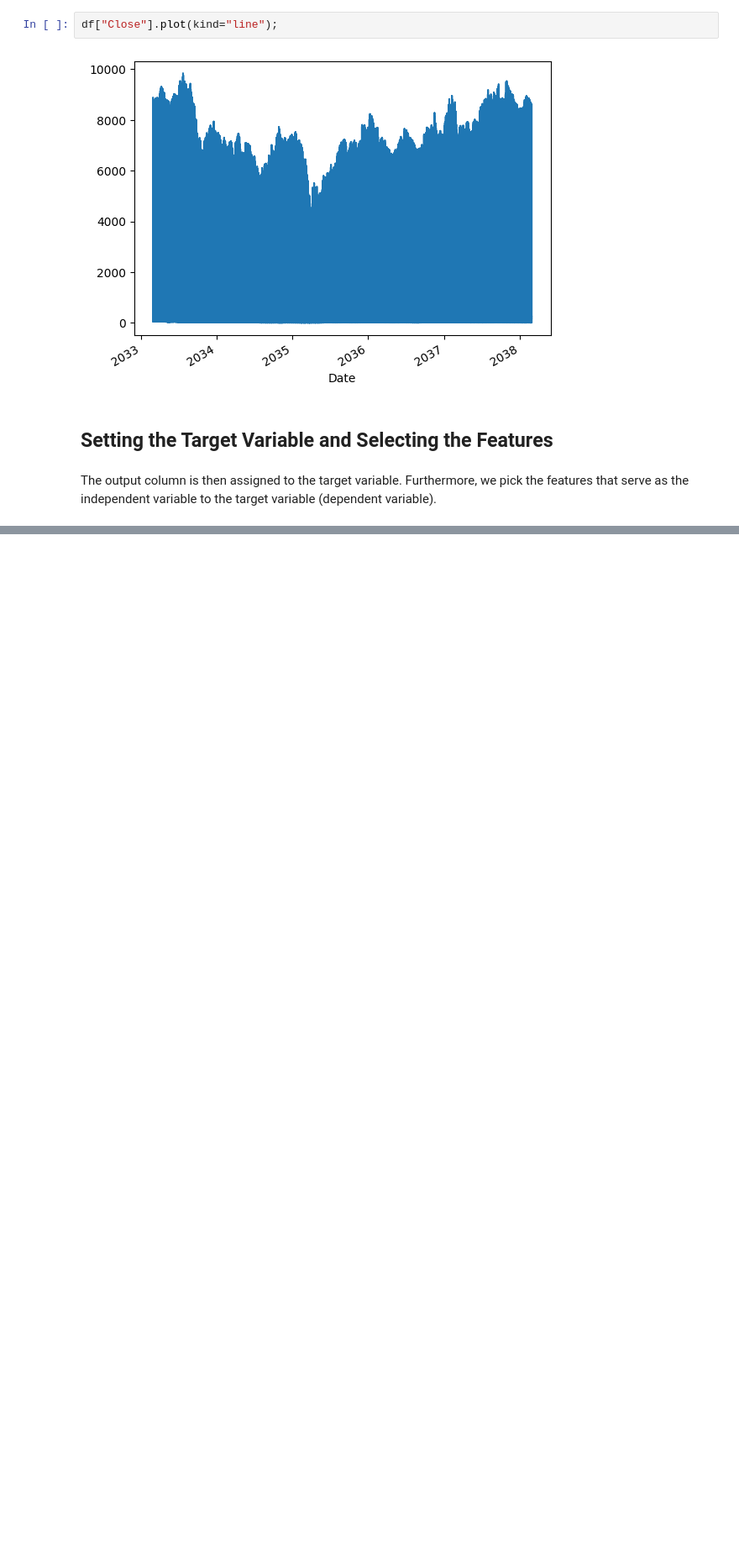
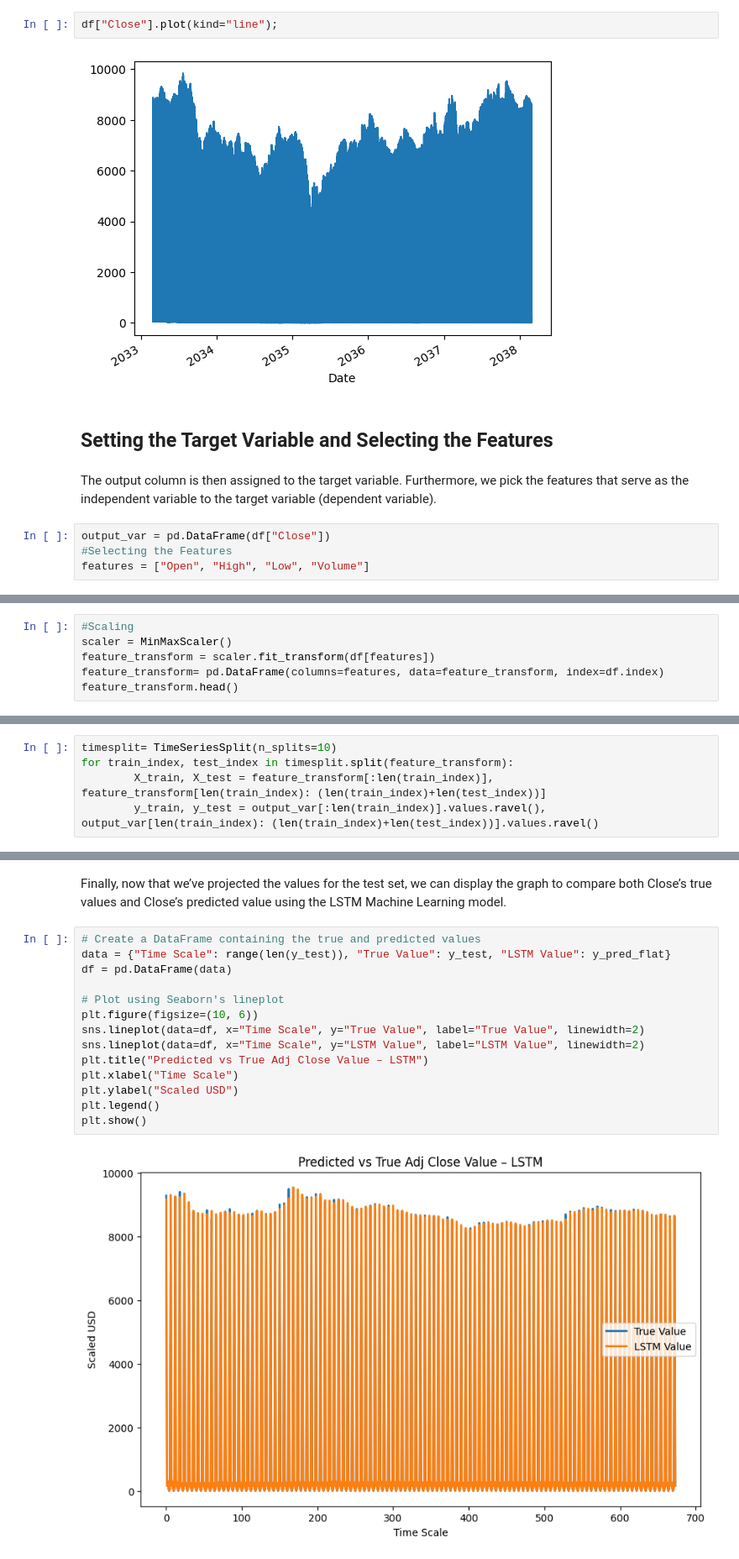
Before and after one commit to AlazarG19/Mosaic-Close-Price-Prediction-Kaggle-Competition, a Jupyter notebook: LSTMappraoch.ipynb, the cells around one changed output, grey strips where cells are left out. Shown at 84% size. Drawn from its saved outputs; the diff is of its cells as text; blank space fills up the shorter version.

```diff
--- a/LSTMappraoch.ipynb
+++ b/LSTMappraoch.ipynb
@@ -74,3 +75,7 @@ df["Close"].plot(kind="line");
 # %% [markdown]
 The output column is then assigned to the target variable.
 Furthermore, we pick the features that serve as the independent variable to the target variable (dependent variable).
+# %%
+output_var = pd.DataFrame(df["Close"])
+#Selecting the Features
+features = ["Open", "High", "Low", "Volume"]
@@ -76,0 +86,6 @@ Furthermore, we pick the features that serve as the independent variable to the
+# %%
+#Scaling
+scaler = MinMaxScaler()
+feature_transform = scaler.fit_transform(df[features])
+feature_transform= pd.DataFrame(columns=features, data=feature_transform, index=df.index)
+feature_transform.head()
@@ -76,0 +106,5 @@ Furthermore, we pick the features that serve as the independent variable to the
+# %%
+timesplit= TimeSeriesSplit(n_splits=10)
+for train_index, test_index in timesplit.split(feature_transform):
+        X_train, X_test = feature_transform[:len(train_index)], feature_transform[len(train_index): (len(train_index)+len(test_index))]
+        y_train, y_test = output_var[:len(train_index)].values.ravel(), output_var[len(train_index): (len(train_index)+len(test_index))].values.ravel()
@@ -76,0 +218,18 @@ Furthermore, we pick the features that serve as the independent variable to the
+# %% [markdown]
+Finally, now that we’ve projected the values for the test set, we can display the graph to compare both Close’s true values and Close’s predicted value using the LSTM Machine Learning model.
+# %%
+# Create a DataFrame containing the true and predicted values
+data = {"Time Scale": range(len(y_test)), "True Value": y_test, "LSTM Value": y_pred_flat}
+df = pd.DataFrame(data)
+
+# Plot using Seaborn's lineplot
+plt.figure(figsize=(10, 6))
+sns.lineplot(data=df, x="Time Scale", y="True Value", label="True Value", linewidth=2)
+sns.lineplot(data=df, x="Time Scale", y="LSTM Value", label="LSTM Value", linewidth=2)
+plt.title("Predicted vs True Adj Close Value – LSTM")
+plt.xlabel("Time Scale")
+plt.ylabel("Scaled USD")
+plt.legend()
+plt.show()
+# %% [output]
+[figure, added]
```
Also changed, not shown: parts of 21 cells of this notebook, 1 other file.
